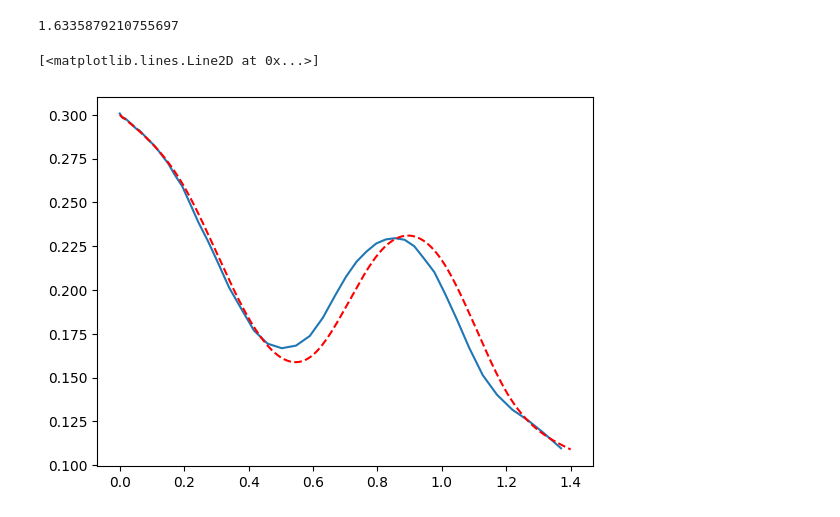
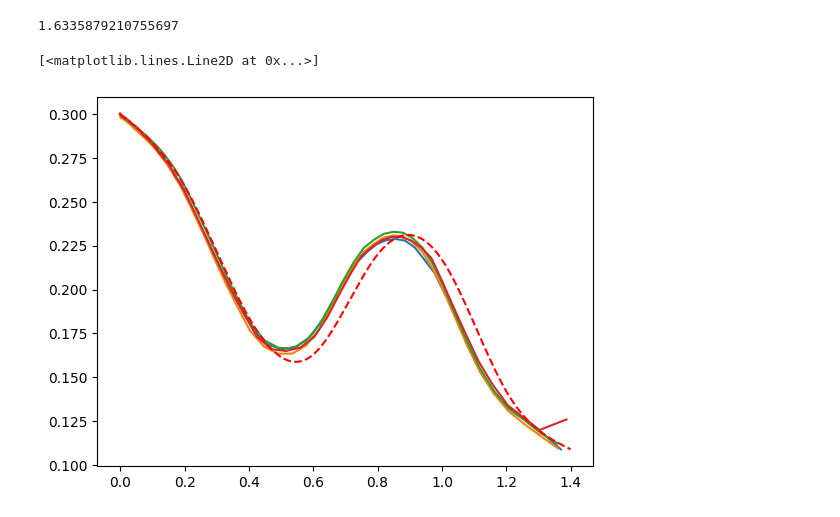
Before and after one commit to Lorangs/FysikkLab, a Jupyter notebook: baneform_V23.ipynb, the cells around one changed output. Saved outputs shown, nothing was run; the diff lists cells and outputs as text; code cells hidden in the pictures.

Commit message:
Fjernet dårlig data og plotter bra  data

```diff
--- a/baneform_V23.ipynb
+++ b/baneform_V23.ipynb
@@ -250,19 +250,26 @@ slutt_tid()
 1.6335879210755697
 # %%
 import pandas as pd
+import os
 
 fig, ax = plt.subplots()
 
-for file in ["6983"]:
-    data = pd.read_csv(f"Data/{file}.txt")
+data_folder = "Data/"
+
+for file in os.listdir(data_folder)[0:-3]:
+    data = pd.read_csv(data_folder + file)
 
     x_exp = np.array(data["x"])
     y_exp = np.array(data["y"])
     v_exp = np.array(data["v"])
 
+    x_exp -= x_exp[0]
+
+    y_exp += y[0] - y_exp[0]
+
     ax.plot(x_exp, y_exp)
 
 ax.plot(x, y, "r--")
 # %% [output]
 [<matplotlib.lines.Line2D at 0x...>]
-[figure, old version]
+[figure, new version]
```
Also changed, not shown: 9 other files.
